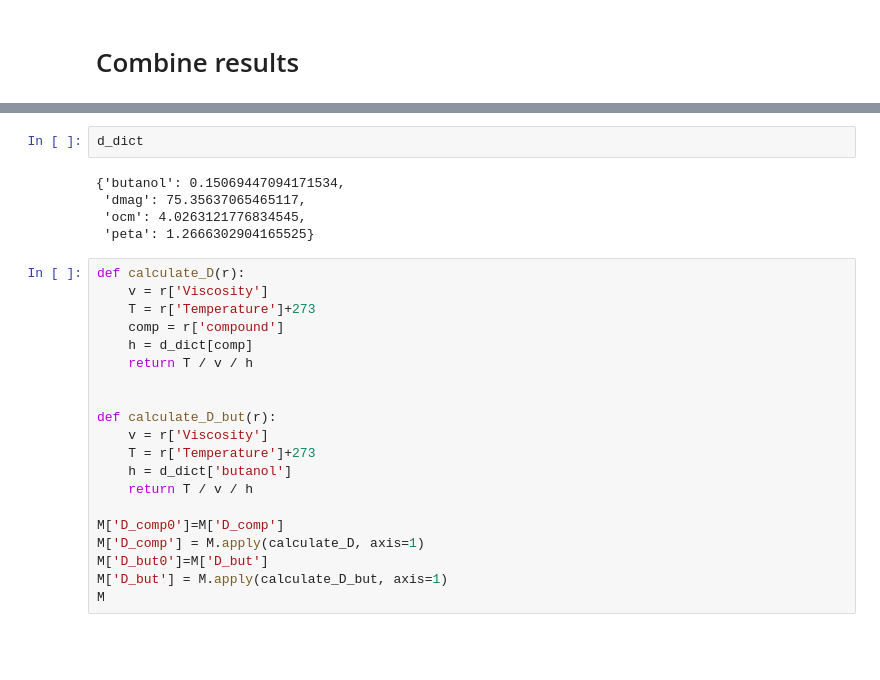
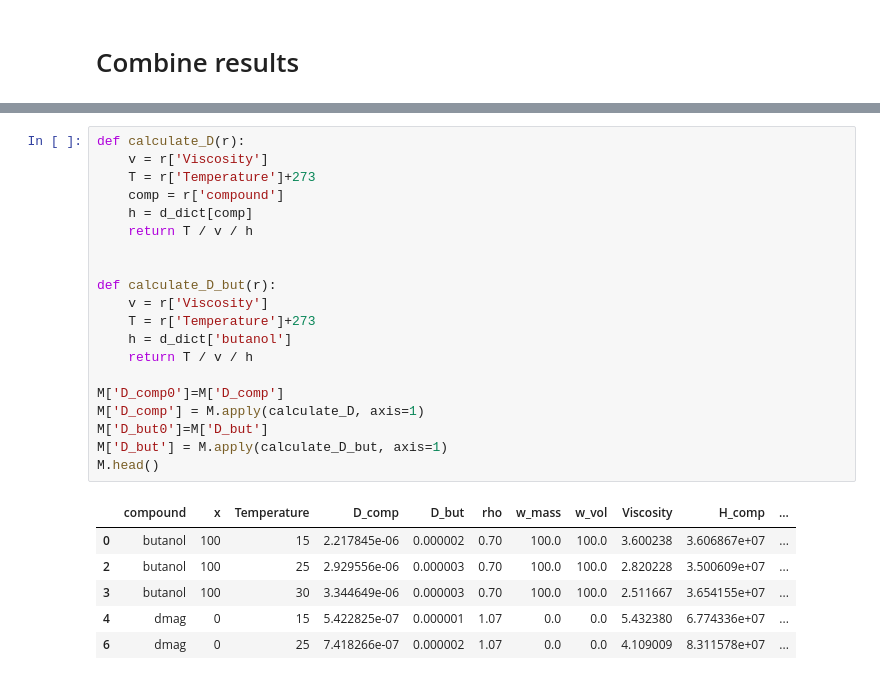
Before and after one commit to EnglishBeach/MolecularModeling, a Jupyter notebook: collector.ipynb, the cells around one changed output, grey strips where cells are left out. Cells and saved outputs as stored; diff of their text form; blank space fills up the shorter version.

```diff
--- a/collector.ipynb
+++ b/collector.ipynb
@@ -526,27 +694,27 @@ for name, group in M.groupby(by='compound'):
-# %%
-d_dict
-# %% [output]
-{'butanol': 0.15069447094171534,
- 'dmag': 75.35637065465117,
- 'ocm': 4.0263121776834545,
- 'peta': 1.2666302904165525}
 # %%
 def calculate_D(r):
     v = r['Viscosity']
     T = r['Temperature']+273
     comp = r['compound']
     h = d_dict[comp]
     return T / v / h
 
 
 def calculate_D_but(r):
     v = r['Viscosity']
     T = r['Temperature']+273
     h = d_dict['butanol']
     return T / v / h
 
 M['D_comp0']=M['D_comp']
 M['D_comp'] = M.apply(calculate_D, axis=1)
 M['D_but0']=M['D_but']
 M['D_but'] = M.apply(calculate_D_but, axis=1)
-M
+M.head()
+# %% [output]
+|  | compound | x | Temperature | D_comp | D_but | rho | w_mass | w_vol | Viscosity | H_comp | ... |
+| 0 | butanol | 100 | 15 | 2.217845e-06 | 0.000002 | 0.70 | 100.0 | 100.0 | 3.600238 | 3.606867e+07 | ... |
+| 2 | butanol | 100 | 25 | 2.929556e-06 | 0.000003 | 0.70 | 100.0 | 100.0 | 2.820228 | 3.500609e+07 | ... |
+| 3 | butanol | 100 | 30 | 3.344649e-06 | 0.000003 | 0.70 | 100.0 | 100.0 | 2.511667 | 3.654155e+07 | ... |
+| 4 | dmag | 0 | 15 | 5.422825e-07 | 0.000001 | 1.07 | 0.0 | 0.0 | 5.432380 | 6.774336e+07 | ... |
+| 6 | dmag | 0 | 25 | 7.418266e-07 | 0.000002 | 1.07 | 0.0 | 0.0 | 4.109009 | 8.311578e+07 | ... |
```
Also changed, not shown: parts of 15 cells of this notebook.
